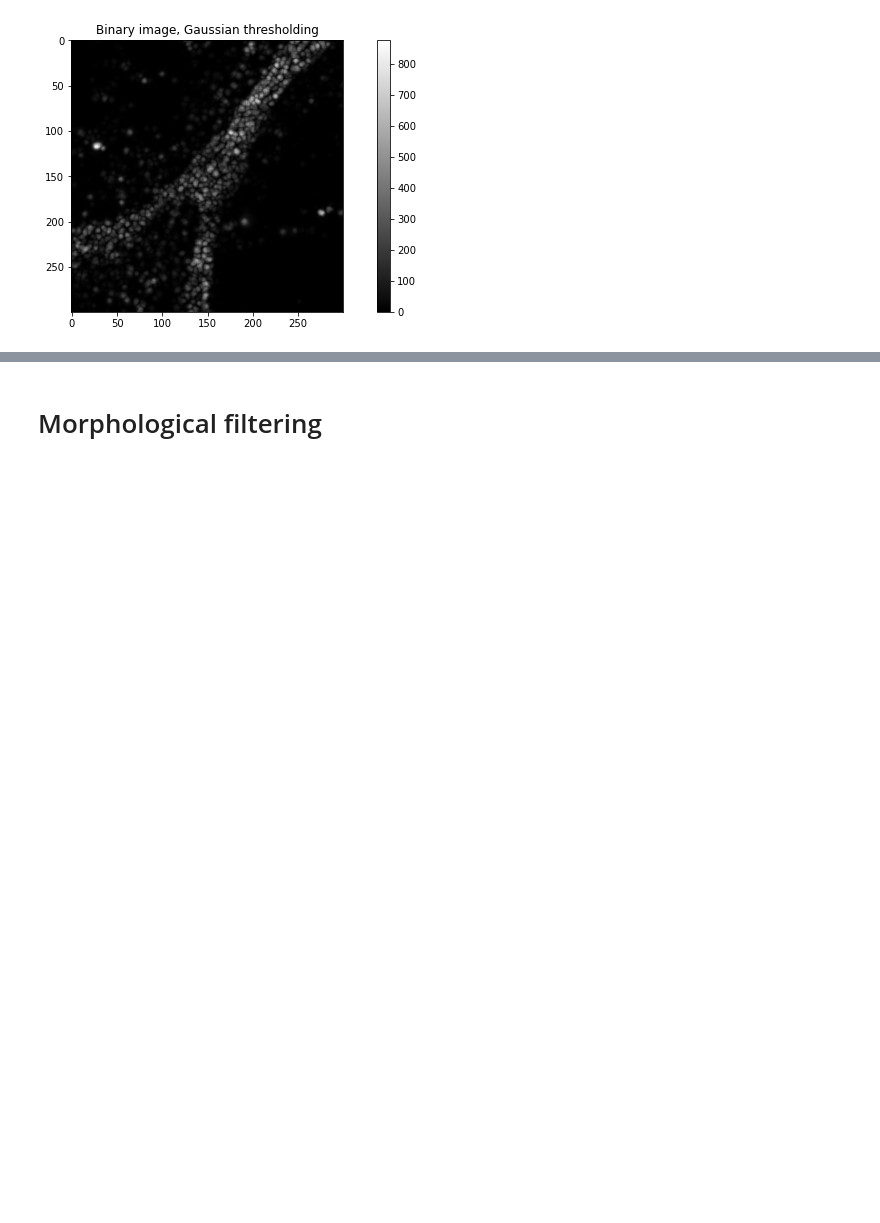
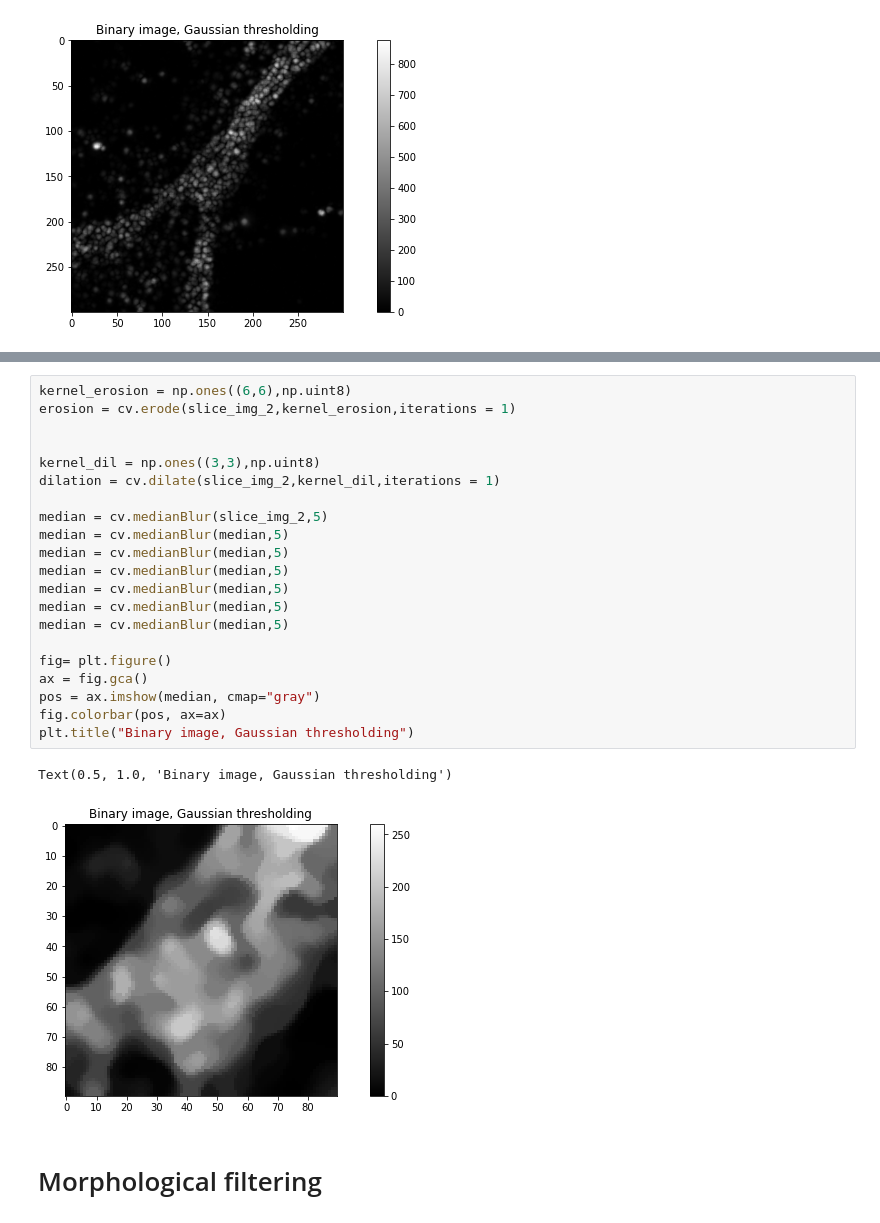
Before and after one commit to leonardocattarin/NeuronConnectivity, a Jupyter notebook: Microscopy_analysis.ipynb, the cells around one changed output, grey strips where cells are left out. Cells and saved outputs as stored; diff of their text form; blank space fills up the shorter version.

```diff
--- a/Microscopy_analysis.ipynb
+++ b/Microscopy_analysis.ipynb
@@ -160,3 +160,27 @@ Text(0.5, 1.0, 'Binary image, Gaussian thresholding')
+# %%
+kernel_erosion = np.ones((6,6),np.uint8)
+erosion = cv.erode(slice_img_2,kernel_erosion,iterations = 1)
+
+
+kernel_dil = np.ones((3,3),np.uint8)
+dilation = cv.dilate(slice_img_2,kernel_dil,iterations = 1)
+
+median = cv.medianBlur(slice_img_2,5)
+median = cv.medianBlur(median,5)
+median = cv.medianBlur(median,5)
+median = cv.medianBlur(median,5)
+median = cv.medianBlur(median,5)
+median = cv.medianBlur(median,5)
+median = cv.medianBlur(median,5)
+
+fig= plt.figure()
+ax = fig.gca()
+pos = ax.imshow(median, cmap="gray")
+fig.colorbar(pos, ax=ax)
+plt.title("Binary image, Gaussian thresholding")
+# %% [output]
+Text(0.5, 1.0, 'Binary image, Gaussian thresholding')
+[figure, added]
 # %% [markdown]
 # Morphological filtering
 # %%
```
Also changed, not shown: parts of 10 cells of this notebook.
